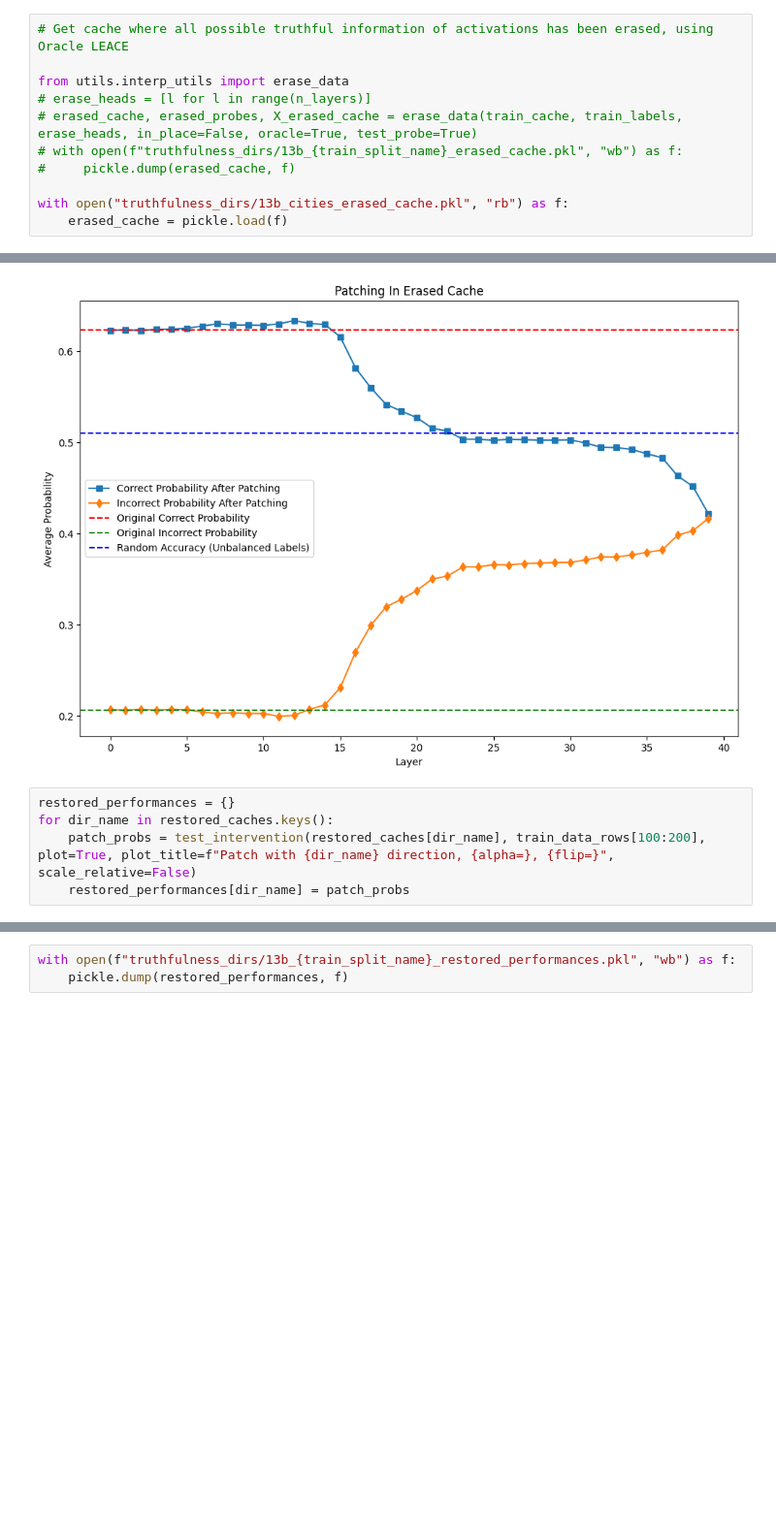
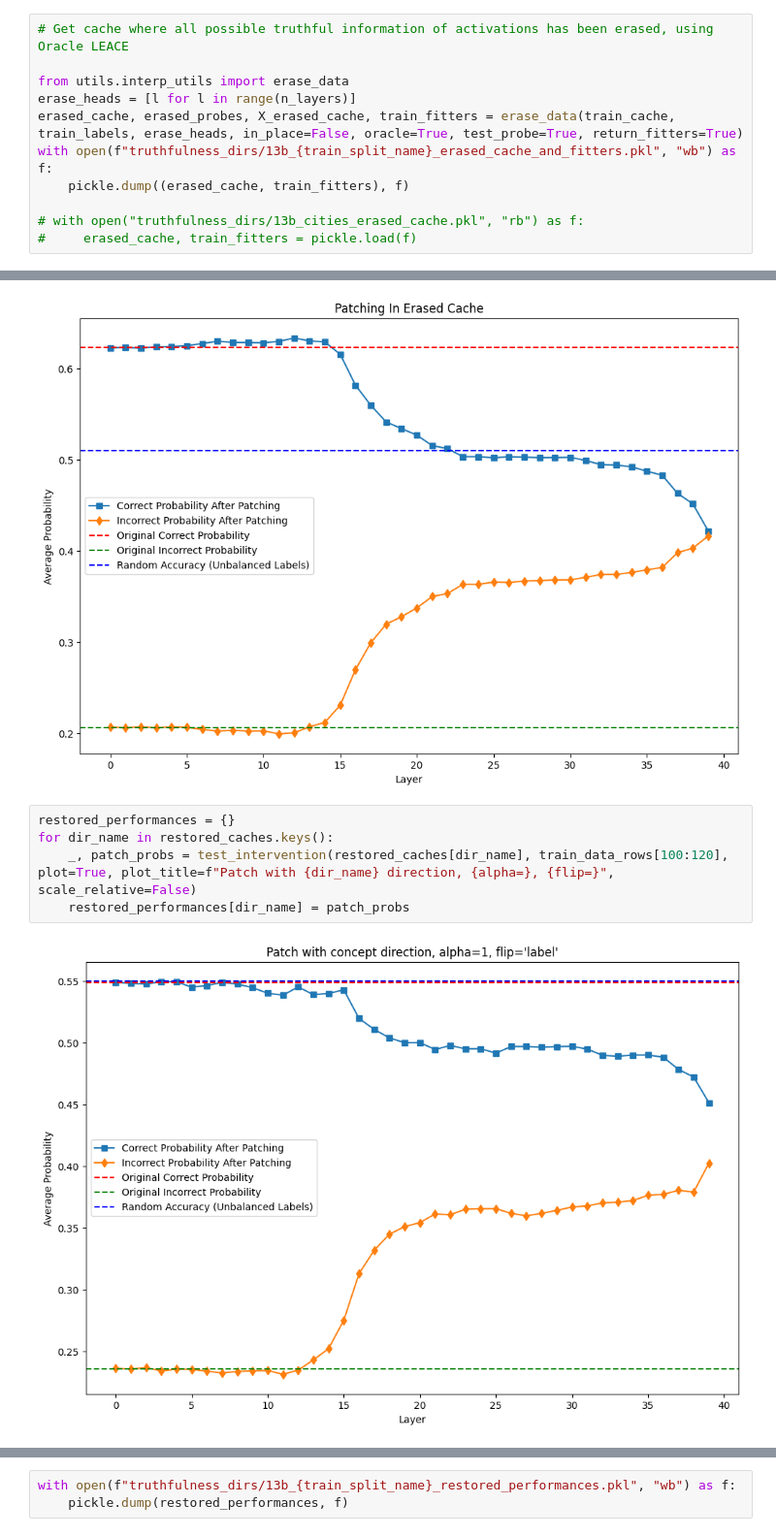
Before and after one commit to magikarp01/rep_control, a Jupyter notebook: rep_testing.ipynb, the cells around one changed output, grey strips where cells are left out. Shown at 97% size. Cells and saved outputs as stored; diff of their text form; blank space fills up the shorter version.

```diff
--- a/rep_testing.ipynb
+++ b/rep_testing.ipynb
@@ -440,10 +557,10 @@ We also use the concept erasure setting to study how close our directions are to
 # Get cache where all possible truthful information of activations has been erased, using Oracle LEACE
 
 from utils.interp_utils import erase_data
-# erase_heads = [l for l in range(n_layers)]
-# erased_cache, erased_probes, X_erased_cache = erase_data(train_cache, train_labels, erase_heads, in_place=False, oracle=True, test_probe=True)
-# with open(f"truthfulness_dirs/13b_{train_split_name}_erased_cache.pkl", "wb") as f:
-#     pickle.dump(erased_cache, f)
+erase_heads = [l for l in range(n_layers)]
+erased_cache, erased_probes, X_erased_cache, train_fitters = erase_data(train_cache, train_labels, erase_heads, in_place=False, oracle=True, test_probe=True, return_fitters=True)
+with open(f"truthfulness_dirs/13b_{train_split_name}_erased_cache_and_fitters.pkl", "wb") as f:
+    pickle.dump((erased_cache, train_fitters), f)
 
-with open("truthfulness_dirs/13b_cities_erased_cache.pkl", "rb") as f:
-    erased_cache = pickle.load(f)
+# with open("truthfulness_dirs/13b_cities_erased_cache.pkl", "rb") as f:
+#     erased_cache, train_fitters = pickle.load(f)
@@ -481,5 +626,7 @@ erased_patch_probs = test_intervention(erased_cache, train_data_rows[100:200], p
 # %%
 restored_performances = {}
 for dir_name in restored_caches.keys():
-    patch_probs = test_intervention(restored_caches[dir_name], train_data_rows[100:200], plot=True, plot_title=f"Patch with {dir_name} direction, {alpha=}, {flip=}", scale_relative=False)
+    _, patch_probs = test_intervention(restored_caches[dir_name], train_data_rows[100:120], plot=True, plot_title=f"Patch with {dir_name} direction, {alpha=}, {flip=}", scale_relative=False)
     restored_performances[dir_name] = patch_probs
+# %% [output]
+[figure, added]
```
Also changed, not shown: parts of 15 cells of this notebook, 2 other files.
